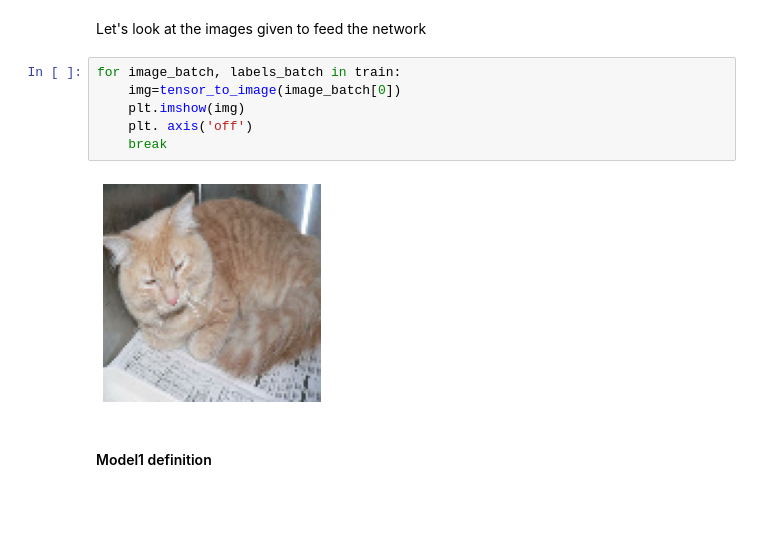
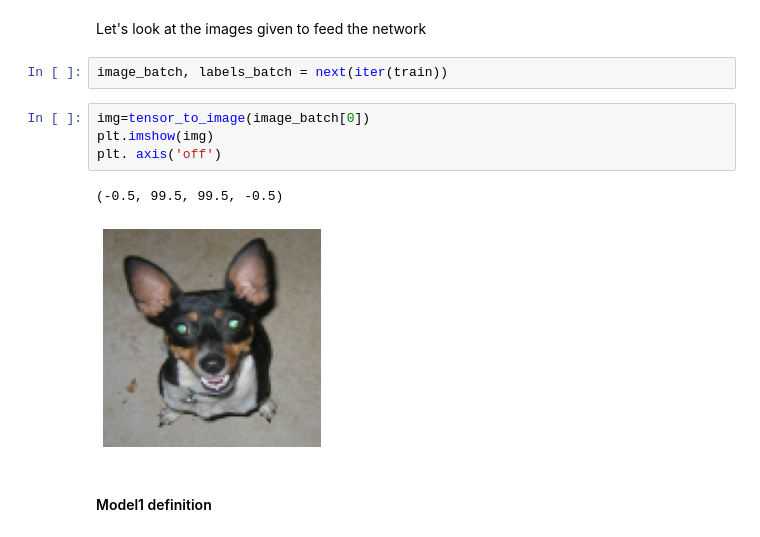
Before and after one commit to TommasoLocatelli/ml_cats_vs_dogs, a Jupyter notebook: feedforward.ipynb, the cells around one changed output. Drawn from its saved outputs; the diff is of its cells as text; blank space fills up the shorter version.

```diff
--- a/feedforward.ipynb
+++ b/feedforward.ipynb
@@ -17,14 +17,15 @@ Found 23404 files belonging to 2 classes.
 Using 4680 files for validation.
 # %% [markdown]
 Let's look at the images given to feed the network
+# %%
+image_batch, labels_batch = next(iter(train))
 # %%
-for image_batch, labels_batch in train:
-    img=tensor_to_image(image_batch[0])
-    plt.imshow(img)
-    plt. axis('off')
-    break
+img=tensor_to_image(image_batch[0])
+plt.imshow(img)
+plt. axis('off')
 # %% [output]
+(-0.5, 99.5, 99.5, -0.5)
-[figure, old version]
+[figure, new version]
 # %% [markdown]
 #### Model1 definition
 # %%
```
Also changed, not shown: 2 other files.
